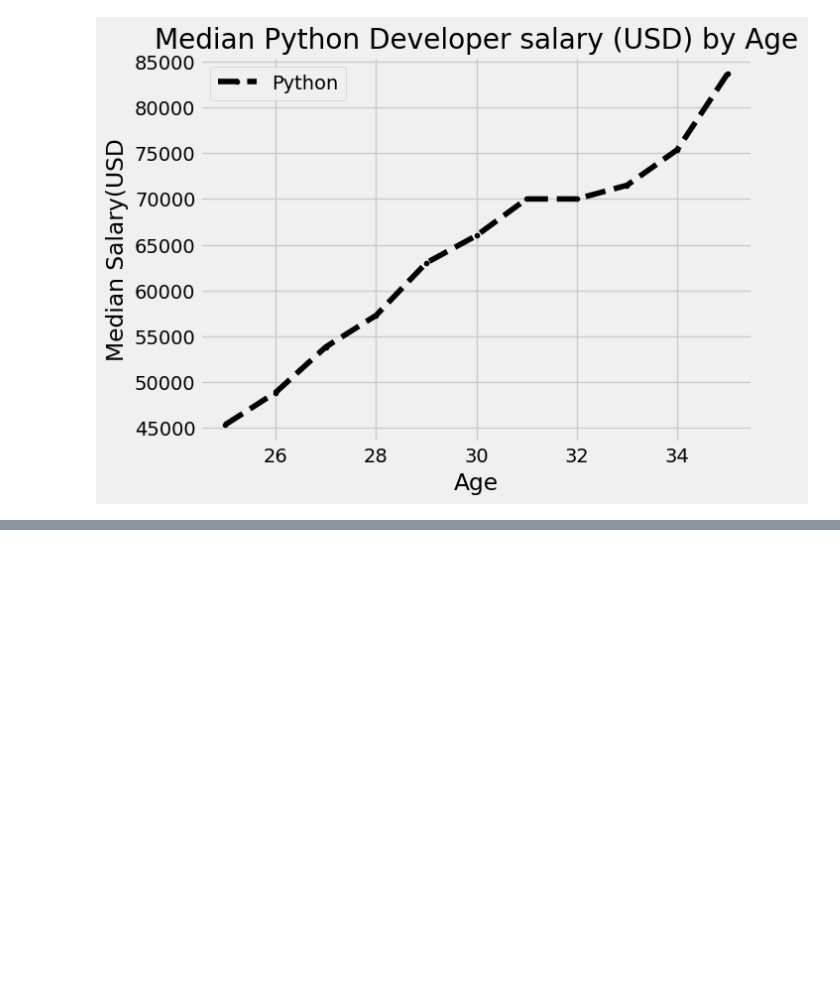
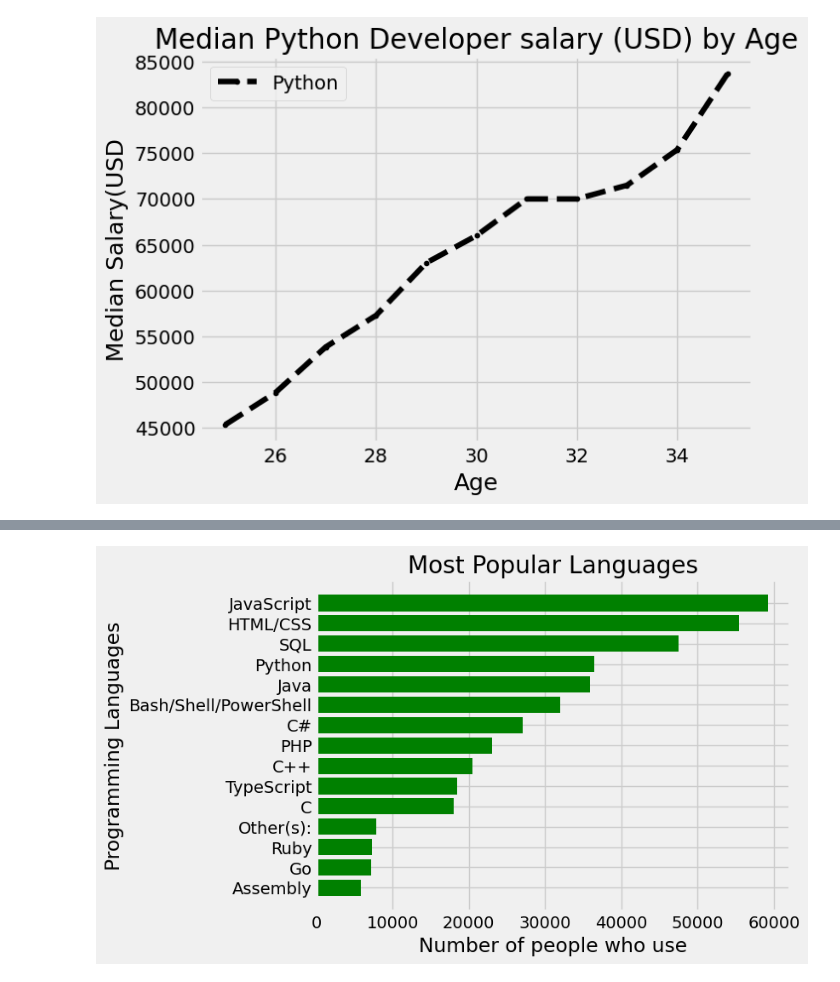
Before and after one commit to shayantimes/matplotlib-course, a Jupyter notebook: mpl_demo.ipynb, the cells around one changed output, grey strips where cells are left out. Cells and saved outputs as stored; diff of their text form; code cells hidden in the pictures; blank space fills up the shorter version.

```diff
--- a/mpl_demo.ipynb
+++ b/mpl_demo.ipynb
@@ -52,0 +73,3 @@ plt.show()
+# %%
+df = pd.read_csv('data.csv')
+df.head()
@@ -52,0 +83,26 @@ plt.show()
+# %%
+ids = df['Responder_id']
+
+language_counter = Counter()
+language_responses = df['LanguagesWorkedWith']
+
+for response in language_responses:
+    language_counter.update(response.split(';'))
+
+languages = []
+popularity = []
+
+for item in language_counter.most_common(15):
+    languages.append(item[0])
+    popularity.append(item[1])
+
+languages.reverse()
+popularity.reverse()
+
+plt.barh(languages, popularity, color='g')
+plt.title("Most Popular Languages")
+plt.ylabel("Programming Languages")
+plt.xlabel("Number of people who use")
+plt.show()
+# %% [output]
+[figure, added]
```
Also changed, not shown: parts of 9 cells of this notebook, 1 other file.
